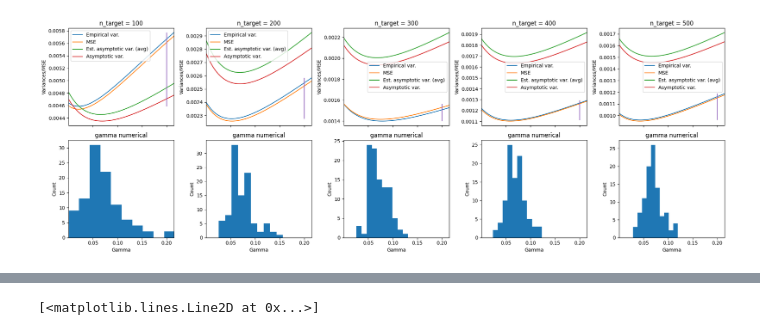
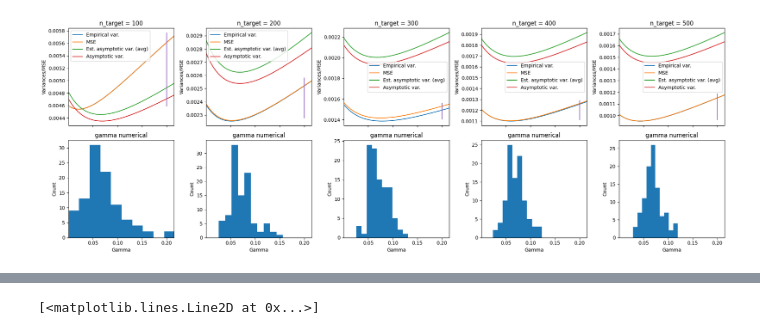
Before and after one commit to lazeckam/RHKS_label_shift, a Jupyter notebook: 10_gamma_selectionn_plots.ipynb, the cells around one changed output, grey strips where cells are left out. Drawn from its saved outputs; the diff is of its cells as text; code cells hidden in the pictures.

Commit message:
update gamma plots

```diff
--- a/10_gamma_selectionn_plots.ipynb
+++ b/10_gamma_selectionn_plots.ipynb
@@ -59,7 +59,7 @@ def compute_results(n_target):
 
     df1 = df_results_emp[['gamma', 'MSE']].groupby('gamma').aggregate(np.mean).reset_index()
     # df1['RMSE_div20'] = np.sqrt(df1['MSE'])/20
-    df2 = df_results_emp[['gamma', 'pi_ipr']].groupby('gamma').aggregate(np.var).reset_index()
+    df2 = df_results_emp[['gamma', 'pi_ipr']].groupby('gamma').aggregate(np.var, ddof=0).reset_index()
     df2.rename(columns={df2.columns[1]: "var_emp"}, inplace=True)
     df3 = df_results_emp[['gamma', 'var_n']].groupby('gamma').aggregate(np.mean).reset_index()
     df3.rename(columns={df3.columns[1]: "est_var_as"}, inplace=True)
@@ -81,31 +81,33 @@ for n_target in [100,200,300,400,500]:
 # %%
 fig, axes = plt.subplots(2, 5, sharex=True, figsize=(20, 7))
 
 for i in range(5):
     gamma_seq = np.sort(df_results_emp_list[i]['gamma'].unique().tolist())
     df_results_emp = df_results_emp_list[i]
     df_results = df_results_list[i]
     df = df_list[i]
     n_target = [100,200,300,400,500][i]
     # First plot
-    axes[0, i].plot(df['gamma'], df['var_emp'], label='Empirical var.')
+    df2 = df_results_emp[['gamma', 'pi_ipr']].groupby('gamma').aggregate(np.var, ddof=0).reset_index()
+    df2.rename(columns={df2.columns[1]: "var_emp"}, inplace=True)
+    axes[0, i].plot(df2['gamma'], df2['var_emp'], label='Empirical var.')
     # axes[0, i].plot(df['gamma'], df.loc[0,'var_emp']*df['MSE']/df.loc[0,'MSE'], label='MSE (scaled)')
     axes[0, i].plot(df['gamma'], df['MSE'], label='MSE')
     axes[0, i].plot(df['gamma'], df['est_var_as'], label='Est. asymptotic var. (avg)')
     axes[0, i].plot(df['gamma'], df['var_rbf'], label='Asymptotic var.')
     axes[0, i].vlines(x=0.2, ymin=np.min(df['var_emp']), ymax=np.max(df['var_emp']), color='C4')
     axes[0, i].legend()
     axes[0, i].set_ylabel("Variances/MSE")
     axes[0, i].set_title('n_target = '+str(n_target))
 
     # Second plot (histogram)
     axes[1, i].hist(df_results['gamma_numerical'])
     axes[1,i].set_xlim(gamma_seq[0], gamma_seq[-1])
     axes[1,i].set_xlabel("Gamma")
     axes[1,i].set_ylabel("Count")
     axes[1,i].set_title('gamma numerical')
 
 plt.tight_layout()
 plt.show()
 # %% [output]
-[figure, old version]
+[figure, new version]
```
Also changed, not shown: parts of 5 cells of this notebook.
